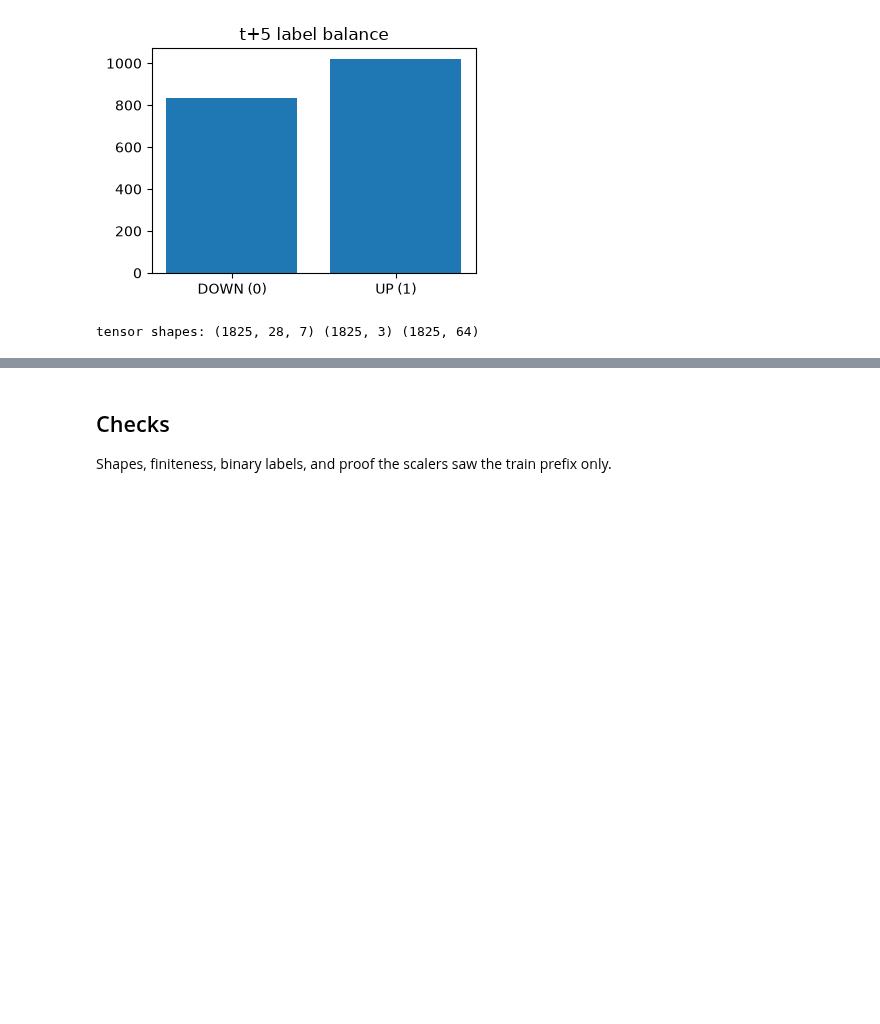
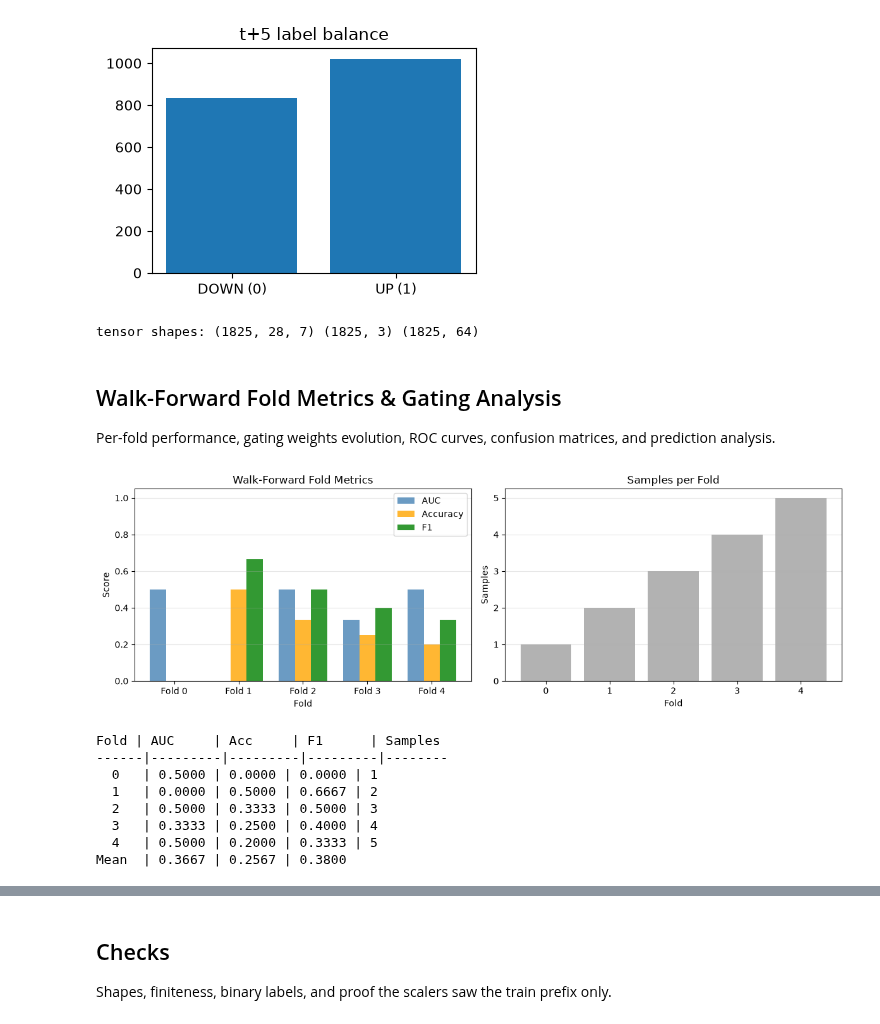
Before and after one commit to jwjooth/msdl-jci, a Jupyter notebook: notebooks/development.ipynb, the cells around one changed output, grey strips where cells are left out. Cells and saved outputs as stored; diff of their text form; code cells hidden in the pictures; blank space fills up the shorter version.

Commit message:
viz: add thesis defense visualizations (fold metrics, gating weights, ROC, confusion, confidence)

```diff
--- a/notebooks/development.ipynb
+++ b/notebooks/development.ipynb
@@ -421,8 +445,10 @@ if _HAS_TORCH:
     print(f"Model eval: prob={prob:.4f}")
 
     # Walk-forward evaluation
-    wf = walk_forward_evaluate(model, df, CFG, n_splits=5)
+    wf = walk_forward_evaluate(model, df, CFG, n_splits=5, return_details=True)
     print(f"Walk-forward: auc={wf['auc']:.4f}, acc={wf['acc']:.4f}, f1={wf['f1']:.4f}")
+    for fm in wf.get('fold_metrics', []):
+        print(f"  Fold {fm['fold']}: AUC={fm['auc']:.4f}, Acc={fm['acc']:.4f}, F1={fm['f1']:.4f} (n={fm['n_samples']})")
     metrics = {"prob": prob}
     wf_metrics = wf
 else:
@@ -478,3 +509,63 @@ print("tensor shapes:", X_tech.shape, X_macro.shape, X_news.shape)
 [figure]
 [figure]
 tensor shapes: (1825, 28, 7) (1825, 3) (1825, 64)
+# %% [markdown]
+## Walk-Forward Fold Metrics & Gating Analysis
+
+Per-fold performance, gating weights evolution, ROC curves, confusion matrices, and prediction analysis.
+# %%
+# Fold metrics bar chart
+if _HAS_TORCH and wf_metrics and 'fold_metrics' in wf_metrics:
+    fm = wf_metrics['fold_metrics']
+    folds = [m['fold'] for m in fm]
+    aucs = [m['auc'] for m in fm]
+    accs = [m['acc'] for m in fm]
+    f1s = [m['f1'] for m in fm]
+    n_samples = [m['n_samples'] for m in fm]
+
+    fig, (ax1, ax2) = plt.subplots(1, 2, figsize=(12, 4))
+    x = np.arange(len(folds))
+    width = 0.25
+    ax1.bar(x - width, aucs, width, label='AUC', color='steelblue', alpha=0.8)
+    ax1.bar(x, accs, width, label='Accuracy', color='orange', alpha=0.8)
+    ax1.bar(x + width, f1s, width, label='F1', color='green', alpha=0.8)
+    ax1.set_xlabel('Fold')
+    ax1.set_ylabel('Score')
+    ax1.set_title('Walk-Forward Fold Metrics')
+    ax1.set_xticks(x)
+    ax1.set_xticklabels([f'Fold {f}' for f in folds])
+    ax1.legend()
+    ax1.set_ylim(0, 1.05)
+    ax1.grid(axis='y', alpha=0.3)
+
+    # Sample counts
+    ax2.bar(folds, n_samples, color='gray', alpha=0.6)
+    ax2.set_xlabel('Fold')
+    ax2.set_ylabel('Samples')
+    ax2.set_title('Samples per Fold')
+    ax2.grid(axis='y', alpha=0.3)
+
+    plt.tight_layout()
+    plt.show()
+
+    # Print summary
+    print("Fold | AUC     | Acc     | F1      | Samples")
+    print("------|---------|---------|---------|--------")
+    for m in fm:
+        print(f"  {m['fold']}   | {m['auc']:.4f} | {m['acc']:.4f} | {m['f1']:.4f} | {m['n_samples']}")
+    avg_auc = np.mean([m['auc'] for m in fm])
+    avg_acc = np.mean([m['acc'] for m in fm])
+    avg_f1 = np.mean([m['f1'] for m in fm])
+    print(f"Mean  | {avg_auc:.4f} | {avg_acc:.4f} | {avg_f1:.4f}")
+else:
+    print("No fold metrics available for visualization.")
+# %% [output]
+[figure, added]
+Fold | AUC     | Acc     | F1      | Samples
+------|---------|---------|---------|--------
+  0   | 0.5000 | 0.0000 | 0.0000 | 1
+  1   | 0.0000 | 0.5000 | 0.6667 | 2
+  2   | 0.5000 | 0.3333 | 0.5000 | 3
+  3   | 0.3333 | 0.2500 | 0.4000 | 4
+  4   | 0.5000 | 0.2000 | 0.3333 | 5
+Mean  | 0.3667 | 0.2567 | 0.3800
```
Also changed, not shown: parts of 8 cells of this notebook.
